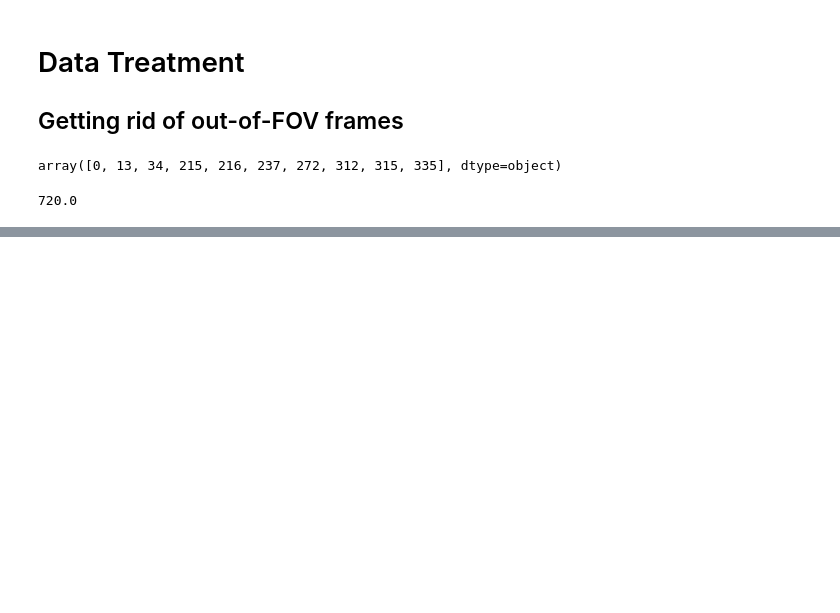
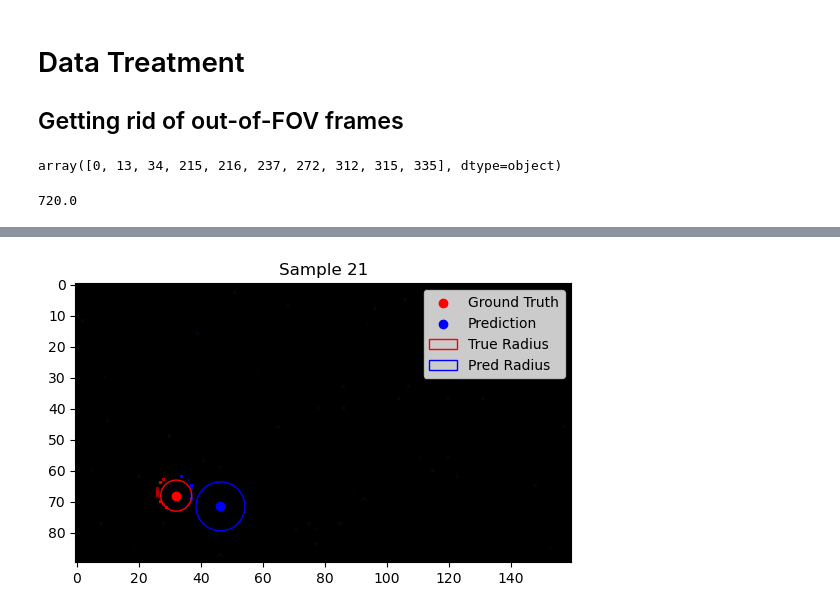
Before and after one commit to MarioRealEn/GoalieSNN, a Jupyter notebook: 3DTracker.ipynb, the cells around one changed output, grey strips where cells are left out. Saved outputs shown, nothing was run; the diff lists cells and outputs as text; code cells hidden in the pictures; blank space fills up the shorter version.

```diff
--- a/3DTracker.ipynb
+++ b/3DTracker.ipynb
@@ -720,3 +738,7 @@ gen = dt.image_gen_for_video(video, label)
+# %%
+dt.show_next_img_w_pred(gen)
+# %% [output]
+[figure, added]
 # %%
 dt.show_next_img(gen)
 # %% [output]
```
Also changed, not shown: parts of 42 cells of this notebook, 20 other files.
